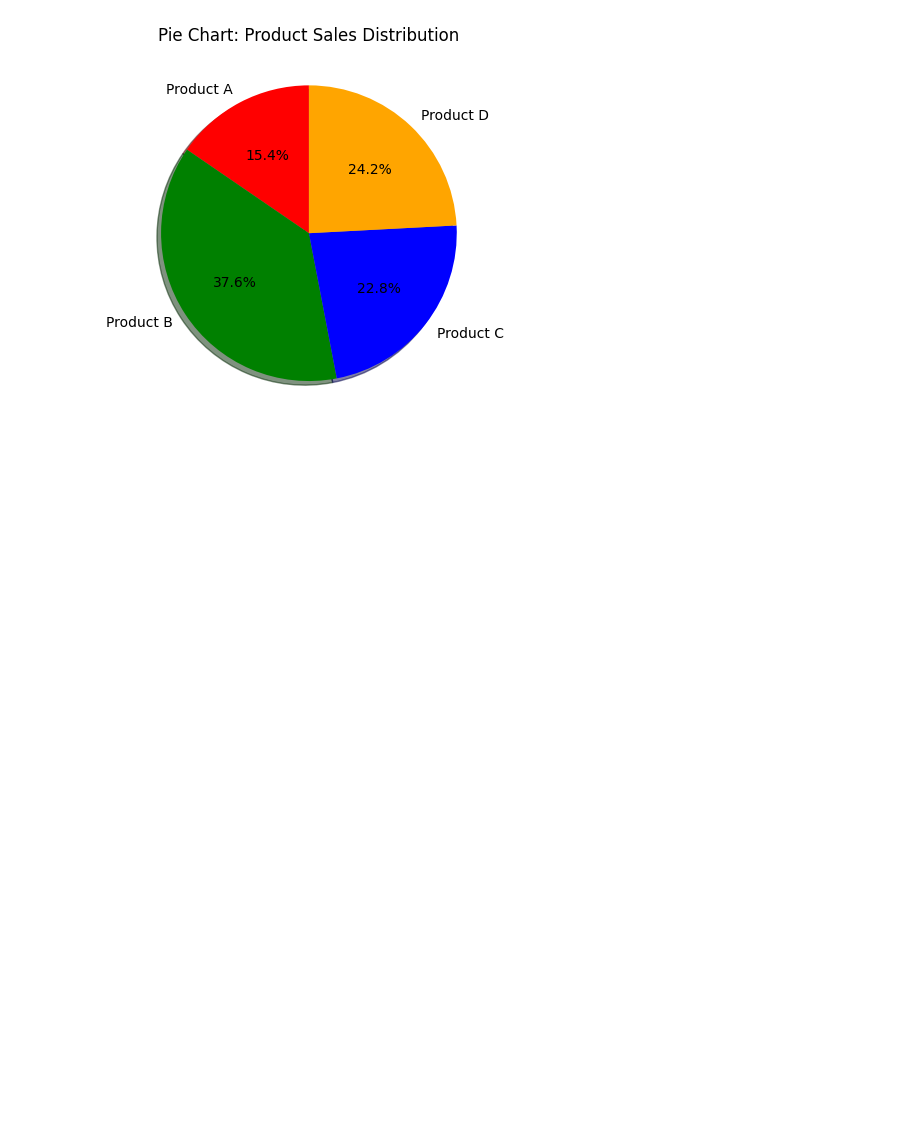
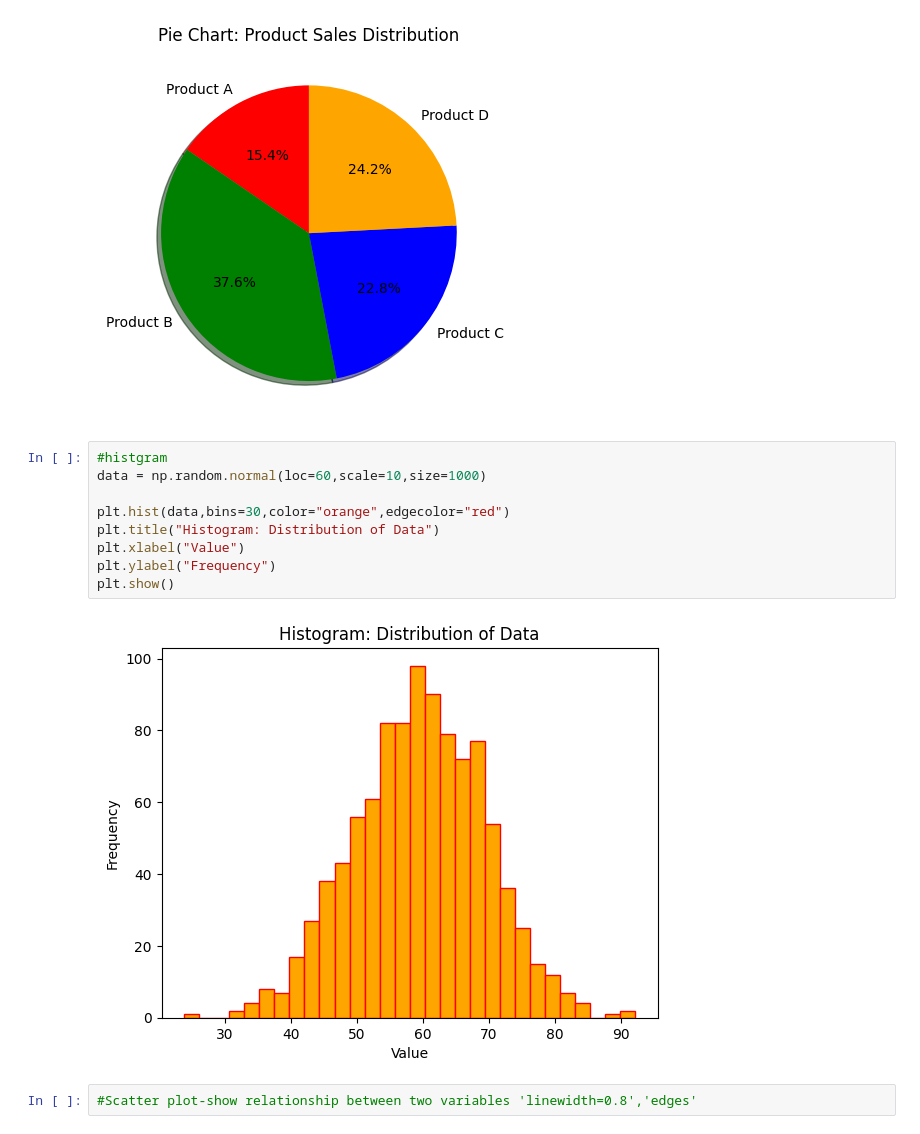
Before and after one commit to AaminSingh/Data-Science-, a Jupyter notebook: Day_9/matplotlib.ipynb, the cells around one changed output. Drawn from its saved outputs; the diff is of its cells as text; blank space fills up the shorter version.

```diff
--- a/Day_9/matplotlib.ipynb
+++ b/Day_9/matplotlib.ipynb
@@ -96,3 +96,16 @@ plt.title("Pie Chart: Product Sales Distribution")
 plt.show()
 # %% [output]
 [figure]
+# %%
+#histgram
+data = np.random.normal(loc=60,scale=10,size=1000)
+
+plt.hist(data,bins=30,color="orange",edgecolor="red")
+plt.title("Histogram: Distribution of Data")
+plt.xlabel("Value")
+plt.ylabel("Frequency")
+plt.show()
+# %% [output]
+[figure, added]
+# %%
+#Scatter plot-show relationship between two variables 'linewidth=0.8','edges'
```
